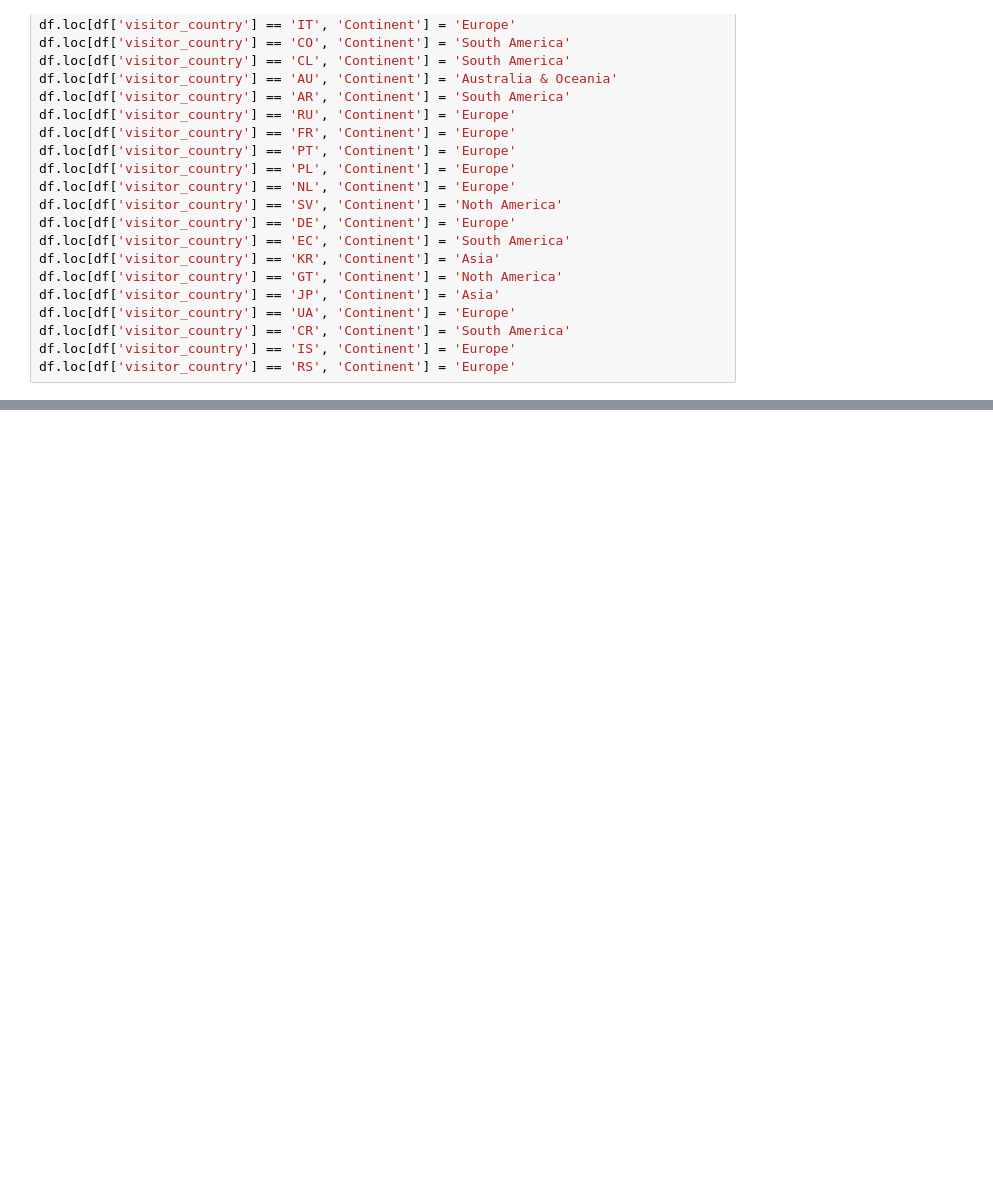
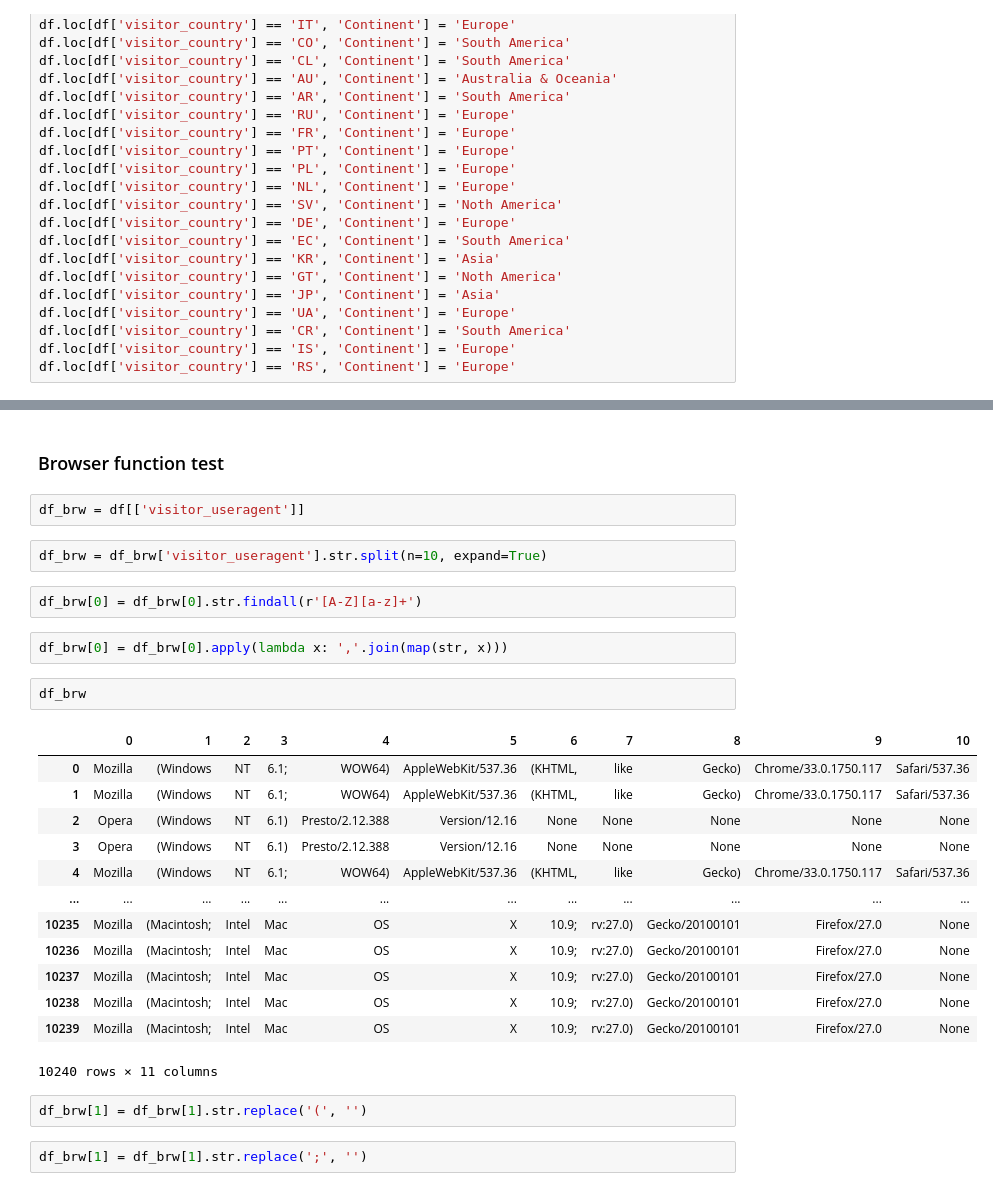
Before and after one commit to overmars86/analyticsapp, a Jupyter notebook: CW_2/Project/Code/working.ipynb, the cells around one changed output, grey strips where cells are left out. Saved outputs shown, nothing was run; the diff lists cells and outputs as text; blank space fills up the shorter version.

Commit message:
count by browser

```diff
--- a/CW_2/Project/Code/working.ipynb
+++ b/CW_2/Project/Code/working.ipynb
@@ -118,0 +102,30 @@ df['visitor_country'].value_counts().reset_index()
+# %% [markdown]
+### Browser function test
+# %%
+df_brw = df[['visitor_useragent']]
+# %%
+df_brw = df_brw['visitor_useragent'].str.split(n=10, expand=True)
+# %%
+df_brw[0] = df_brw[0].str.findall(r'[A-Z][a-z]+')
+# %%
+df_brw[0] = df_brw[0].apply(lambda x: ','.join(map(str, x)))
+# %%
+df_brw
+# %% [output]
+|  | 0 | 1 | 2 | 3 | 4 | 5 | 6 | 7 | 8 | 9 | 10 |
+| 0 | Mozilla | (Windows | NT | 6.1; | WOW64) | AppleWebKit/537.36 | (KHTML, | like | Gecko) | Chrome/33.0.1750.117 | Safari/537.36 |
+| 1 | Mozilla | (Windows | NT | 6.1; | WOW64) | AppleWebKit/537.36 | (KHTML, | like | Gecko) | Chrome/33.0.1750.117 | Safari/537.36 |
+| 2 | Opera | (Windows | NT | 6.1) | Presto/2.12.388 | Version/12.16 | None | None | None | None | None |
+| 3 | Opera | (Windows | NT | 6.1) | Presto/2.12.388 | Version/12.16 | None | None | None | None | None |
+| 4 | Mozilla | (Windows | NT | 6.1; | WOW64) | AppleWebKit/537.36 | (KHTML, | like | Gecko) | Chrome/33.0.1750.117 | Safari/537.36 |
+| ... | ... | ... | ... | ... | ... | ... | ... | ... | ... | ... | ... |
+| 10235 | Mozilla | (Macintosh; | Intel | Mac | OS | X | 10.9; | rv:27.0) | Gecko/20100101 | Firefox/27.0 | None |
+| 10236 | Mozilla | (Macintosh; | Intel | Mac | OS | X | 10.9; | rv:27.0) | Gecko/20100101 | Firefox/27.0 | None |
+| 10237 | Mozilla | (Macintosh; | Intel | Mac | OS | X | 10.9; | rv:27.0) | Gecko/20100101 | Firefox/27.0 | None |
+| 10238 | Mozilla | (Macintosh; | Intel | Mac | OS | X | 10.9; | rv:27.0) | Gecko/20100101 | Firefox/27.0 | None |
+| 10239 | Mozilla | (Macintosh; | Intel | Mac | OS | X | 10.9; | rv:27.0) | Gecko/20100101 | Firefox/27.0 | None |
+10240 rows × 11 columns
+# %%
+df_brw[1] = df_brw[1].str.replace('(', '')
+# %%
+df_brw[1] = df_brw[1].str.replace(';', '')
```
Also changed, not shown: parts of 13 cells of this notebook, 4 other files.
